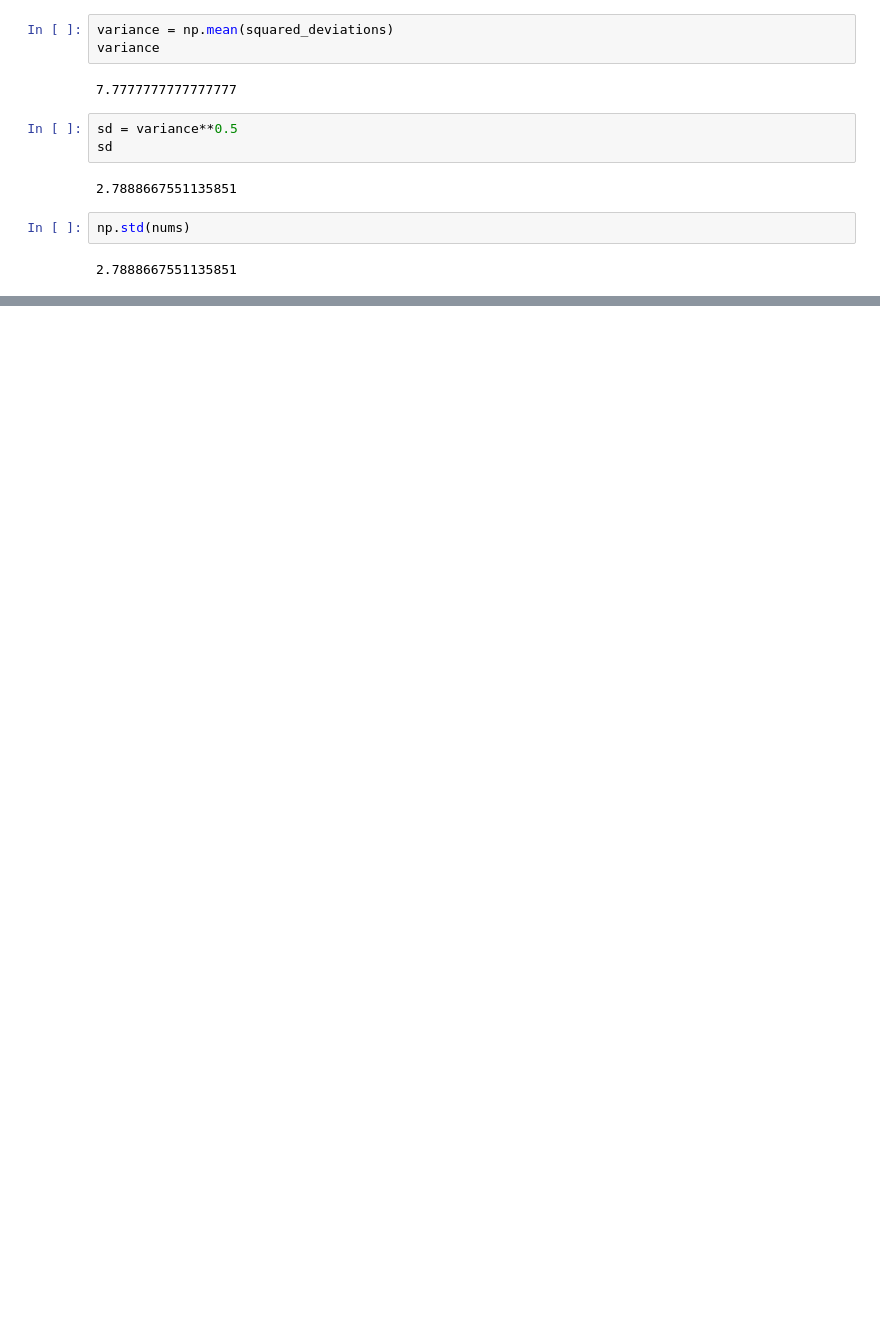
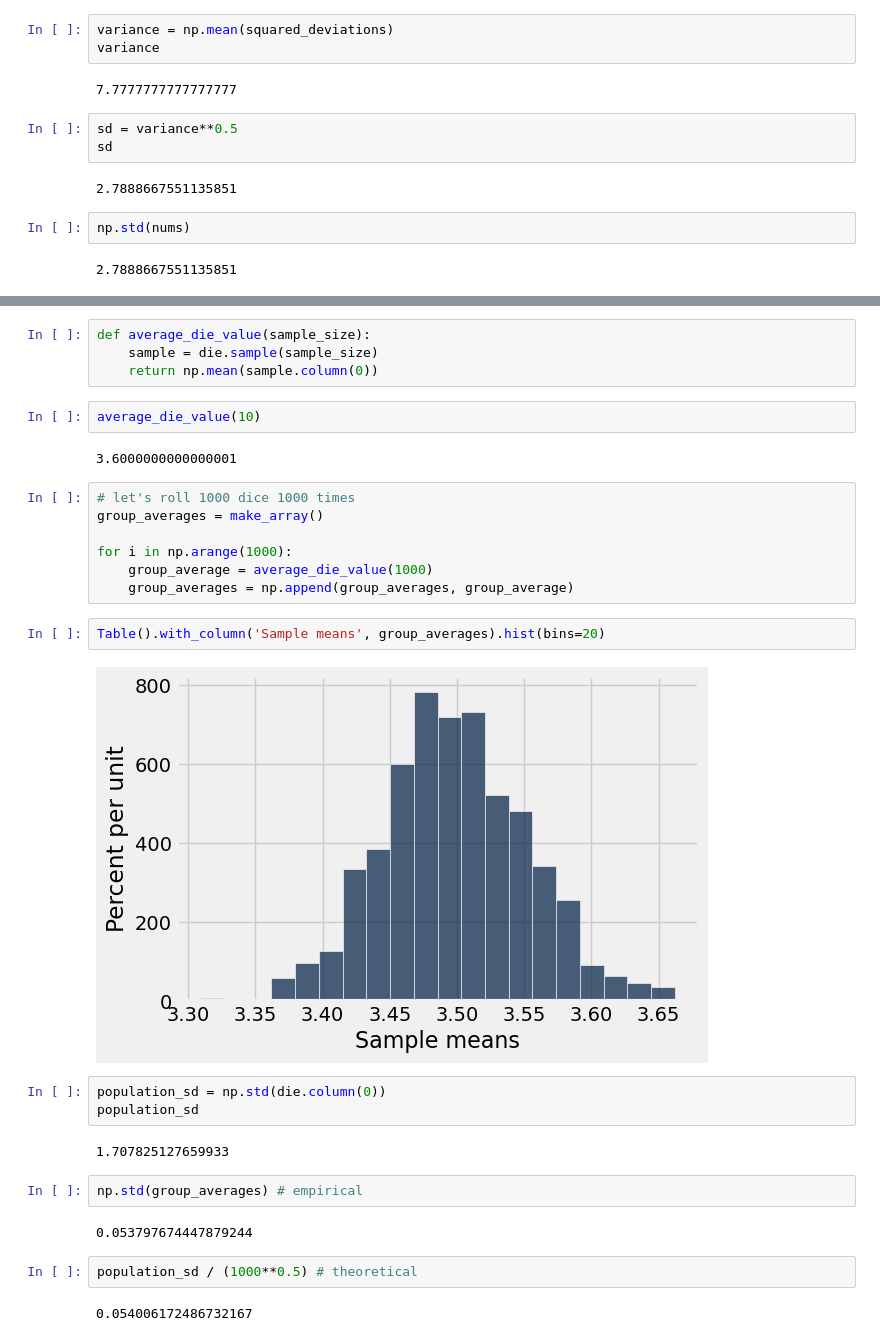
Before and after one commit to lawtonsclass/s26-code-from-class, a Jupyter notebook: data8/ch14.ipynb, the cells around one changed output, grey strips where cells are left out. Cells and saved outputs as stored; diff of their text form; blank space fills up the shorter version.

```diff
--- a/data8/ch14.ipynb
+++ b/data8/ch14.ipynb
@@ -85,0 +260,32 @@ np.std(nums)
+# %%
+def average_die_value(sample_size):
+    sample = die.sample(sample_size)
+    return np.mean(sample.column(0))
+# %%
+average_die_value(10)
+# %% [output]
+3.6000000000000001
+# %%
+# let's roll 1000 dice 1000 times
+group_averages = make_array()
+
+for i in np.arange(1000):
+    group_average = average_die_value(1000)
+    group_averages = np.append(group_averages, group_average)
+# %%
+Table().with_column('Sample means', group_averages).hist(bins=20)
+# %% [output]
+[figure, added]
+# %%
+population_sd = np.std(die.column(0))
+population_sd
+# %% [output]
+1.707825127659933
+# %%
+np.std(group_averages) # empirical
+# %% [output]
+0.053797674447879244
+# %%
+population_sd / (1000**0.5) # theoretical
+# %% [output]
+0.054006172486732167
```
Also changed, not shown: parts of 38 cells of this notebook.
